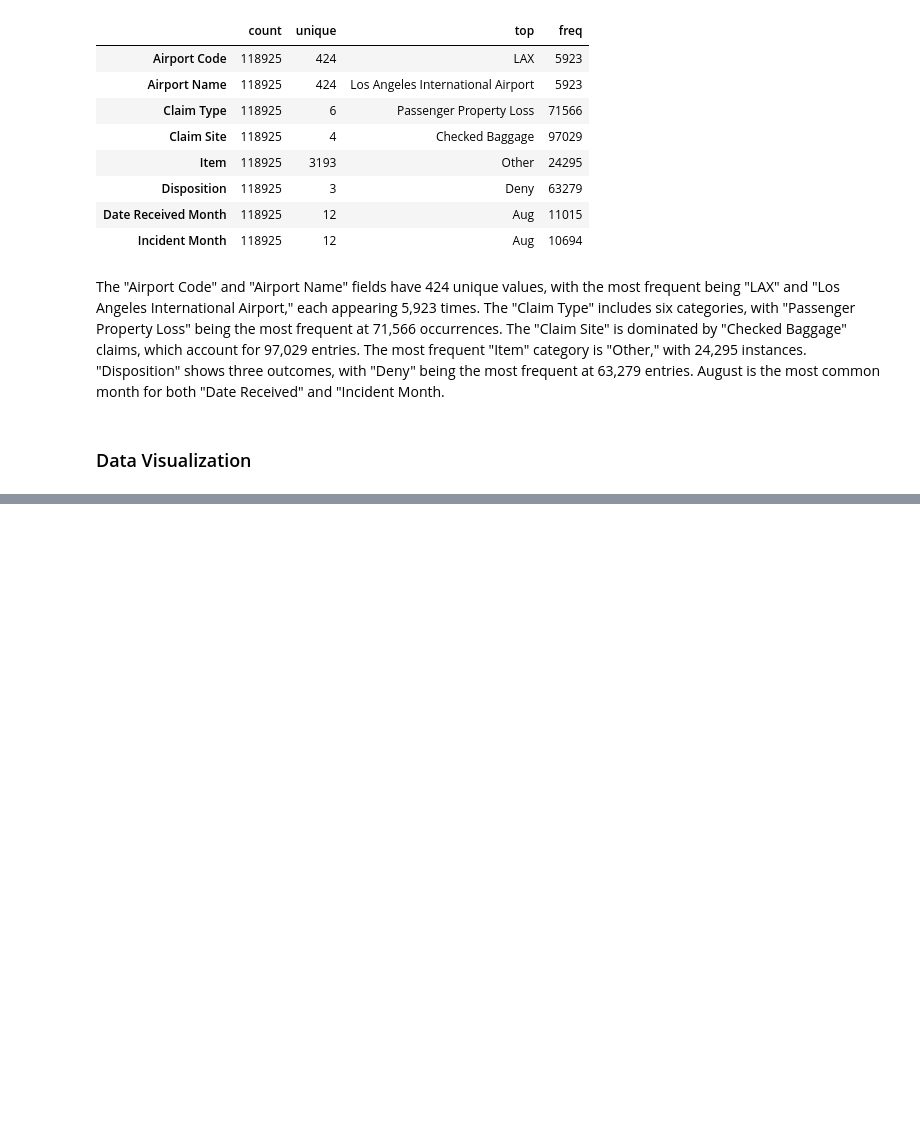
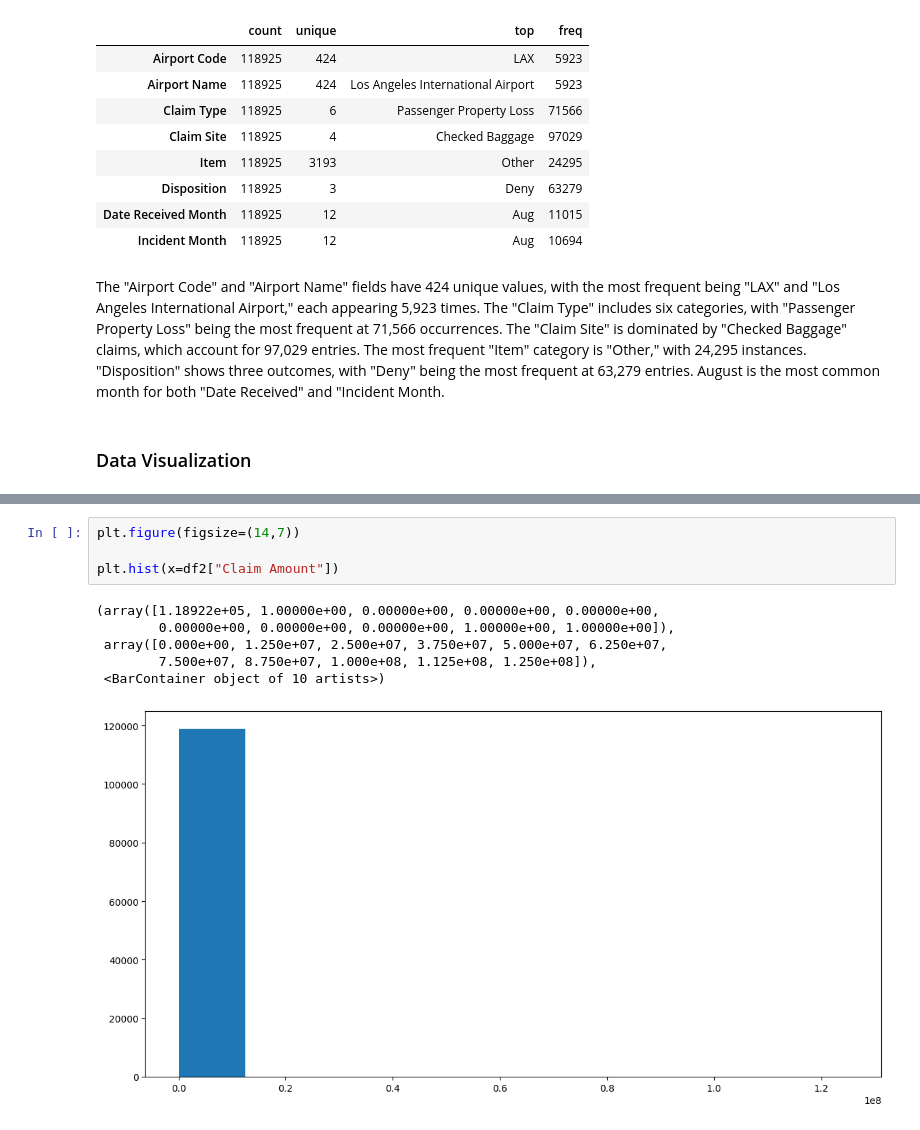
Before and after one commit to btokoli/Risk-Radar-Clustering-Airports-by-Claim-Patterns-to-Spotlight-High-Risk-Hubs, a Jupyter notebook: airportAnalysis.ipynb, the cells around one changed output, grey strips where cells are left out. Drawn from its saved outputs; the diff is of its cells as text; blank space fills up the shorter version.

```diff
--- a/airportAnalysis.ipynb
+++ b/airportAnalysis.ipynb
@@ -319,0 +324,11 @@ The "Airport Code" and "Airport Name" fields have 424 unique values, with the mo
+# %%
+plt.figure(figsize=(14,7))
+
+plt.hist(x=df2["Claim Amount"])
+# %% [output]
+(array([1.18922e+05, 1.00000e+00, 0.00000e+00, 0.00000e+00, 0.00000e+00,
+        0.00000e+00, 0.00000e+00, 0.00000e+00, 1.00000e+00, 1.00000e+00]),
+ array([0.000e+00, 1.250e+07, 2.500e+07, 3.750e+07, 5.000e+07, 6.250e+07,
+        7.500e+07, 8.750e+07, 1.000e+08, 1.125e+08, 1.250e+08]),
+ <BarContainer object of 10 artists>)
+[figure, added]
```
Also changed, not shown: parts of 5 cells of this notebook.
